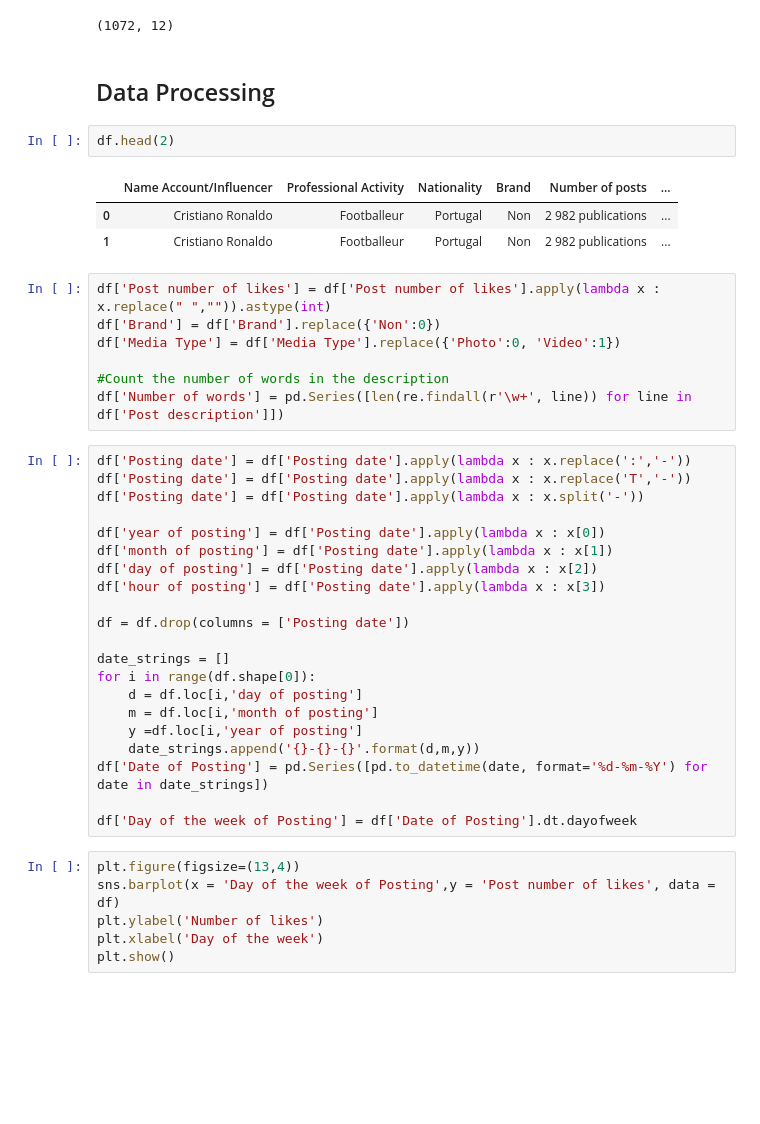
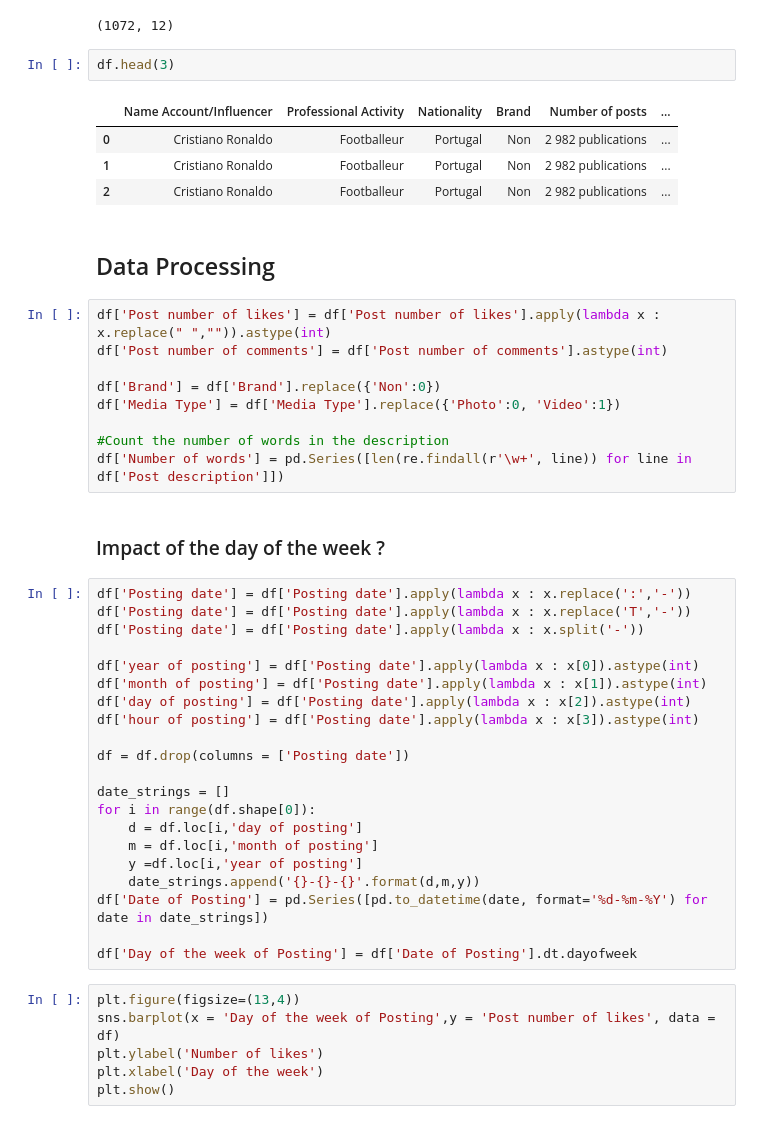
Before and after one commit to BadrAlpha07/Data-Camp-Project, a Jupyter notebook: Starting_kit_engagement_rate.ipynb, the cells around one changed output. Cells and saved outputs as stored; diff of their text form; blank space fills up the shorter version.

```diff
--- a/Starting_kit_engagement_rate.ipynb
+++ b/Starting_kit_engagement_rate.ipynb
@@ -56,30 +56,35 @@ df = df.drop(columns = ['Links to publication_gen_info', 'Links to profile', 'Ac
 df.shape
 # %% [output]
 (1072, 12)
+# %%
+df.head(3)
+# %% [output]
+|  | Name Account/Influencer | Professional Activity | Nationality | Brand | Number of posts | ... |
+| 0 | Cristiano Ronaldo | Footballeur | Portugal | Non | 2 982 publications | ... |
+| 1 | Cristiano Ronaldo | Footballeur | Portugal | Non | 2 982 publications | ... |
+| 2 | Cristiano Ronaldo | Footballeur | Portugal | Non | 2 982 publications | ... |
 # %% [markdown]
 ## Data Processing
-# %%
-df.head(2)
-# %% [output]
-|  | Name Account/Influencer | Professional Activity | Nationality | Brand | Number of posts | ... |
-| 0 | Cristiano Ronaldo | Footballeur | Portugal | Non | 2 982 publications | ... |
-| 1 | Cristiano Ronaldo | Footballeur | Portugal | Non | 2 982 publications | ... |
 # %%
 df['Post number of likes'] = df['Post number of likes'].apply(lambda x : x.replace(" ","")).astype(int)
+df['Post number of comments'] = df['Post number of comments'].astype(int)
+
 df['Brand'] = df['Brand'].replace({'Non':0})
 df['Media Type'] = df['Media Type'].replace({'Photo':0, 'Video':1})
 
 #Count the number of words in the description
 df['Number of words'] = pd.Series([len(re.findall(r'\w+', line)) for line in df['Post description']])
+# %% [markdown]
+### Impact of the day of the week ?
 # %%
 df['Posting date'] = df['Posting date'].apply(lambda x : x.replace(':','-'))
 df['Posting date'] = df['Posting date'].apply(lambda x : x.replace('T','-'))
 df['Posting date'] = df['Posting date'].apply(lambda x : x.split('-'))
 
-df['year of posting'] = df['Posting date'].apply(lambda x : x[0])
-df['month of posting'] = df['Posting date'].apply(lambda x : x[1])
-df['day of posting'] = df['Posting date'].apply(lambda x : x[2])
-df['hour of posting'] = df['Posting date'].apply(lambda x : x[3])
+df['year of posting'] = df['Posting date'].apply(lambda x : x[0]).astype(int)
+df['month of posting'] = df['Posting date'].apply(lambda x : x[1]).astype(int)
+df['day of posting'] = df['Posting date'].apply(lambda x : x[2]).astype(int)
+df['hour of posting'] = df['Posting date'].apply(lambda x : x[3]).astype(int)
 
 df = df.drop(columns = ['Posting date'])
 
```
Also changed, not shown: parts of 3 cells of this notebook.
